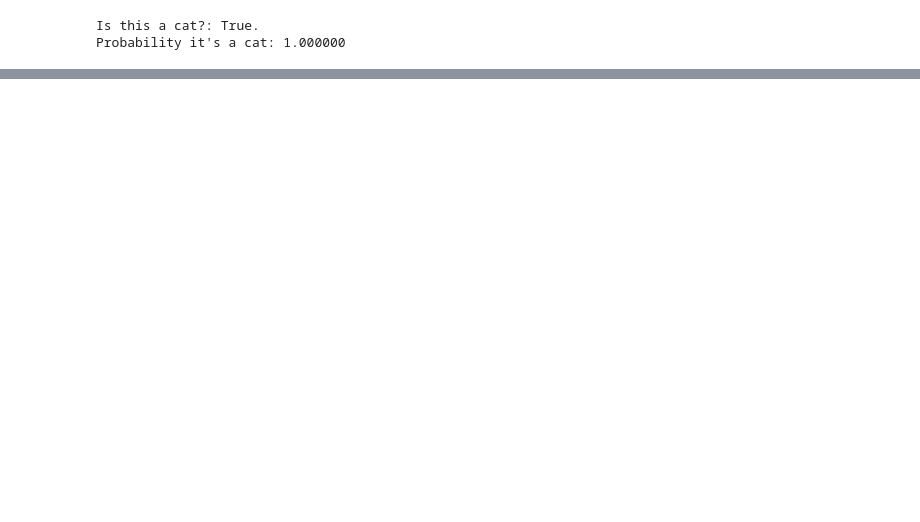
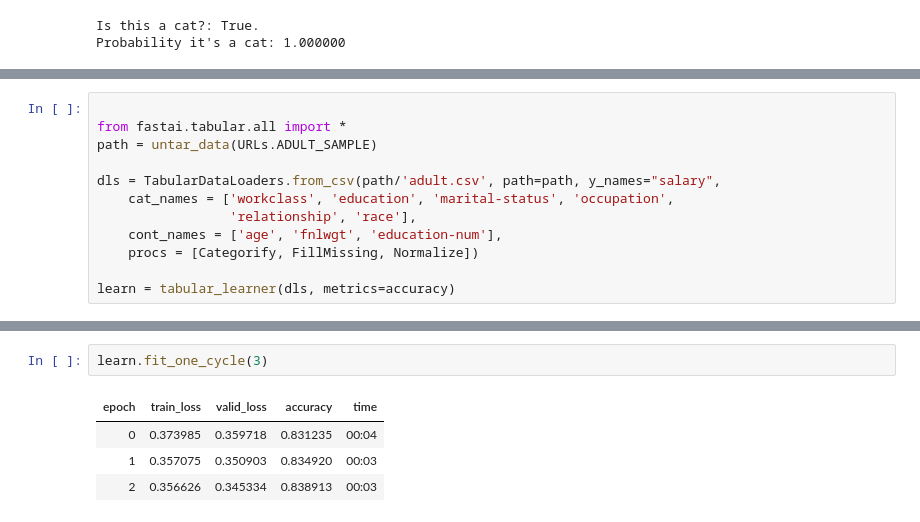
Before and after one commit to Daniel1989/fastai_course, a Jupyter notebook: fastai_01.ipynb, the cells around one changed output, grey strips where cells are left out. Drawn from its saved outputs; the diff is of its cells as text; blank space fills up the shorter version.

```diff
--- a/fastai_01.ipynb
+++ b/fastai_01.ipynb
@@ -67,0 +147,12 @@ Probability it's a cat: 1.000000
+# %%
+
+from fastai.tabular.all import *
+path = untar_data(URLs.ADULT_SAMPLE)
+
+dls = TabularDataLoaders.from_csv(path/'adult.csv', path=path, y_names="salary",
+    cat_names = ['workclass', 'education', 'marital-status', 'occupation',
+                 'relationship', 'race'],
+    cont_names = ['age', 'fnlwgt', 'education-num'],
+    procs = [Categorify, FillMissing, Normalize])
+
+learn = tabular_learner(dls, metrics=accuracy)
@@ -67,0 +167,7 @@ Probability it's a cat: 1.000000
+# %%
+learn.fit_one_cycle(3)
+# %% [output]
+| epoch | train_loss | valid_loss | accuracy | time |
+| 0 | 0.373985 | 0.359718 | 0.831235 | 00:04 |
+| 1 | 0.357075 | 0.350903 | 0.834920 | 00:03 |
+| 2 | 0.356626 | 0.345334 | 0.838913 | 00:03 |
```
Also changed, not shown: parts of 10 cells of this notebook.
